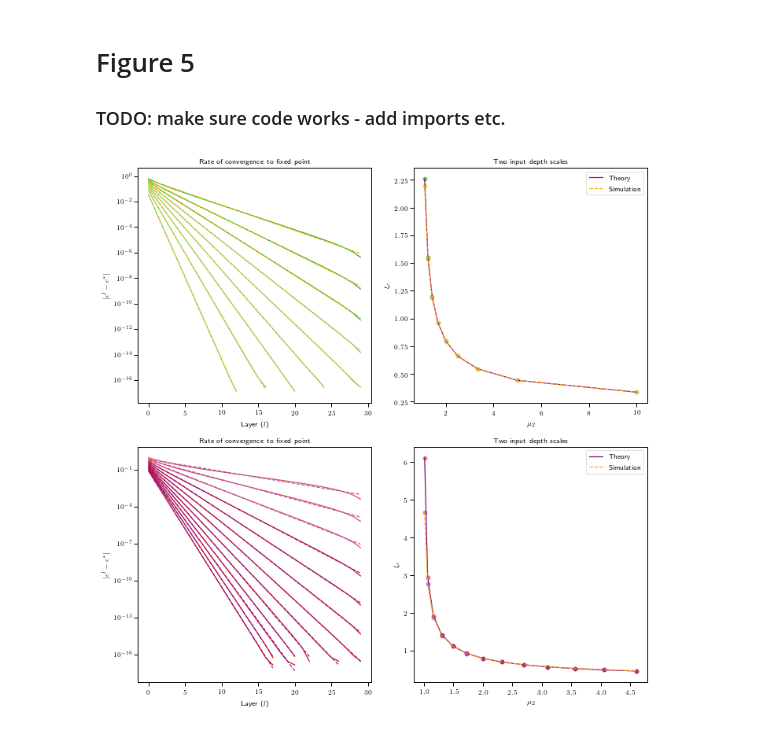
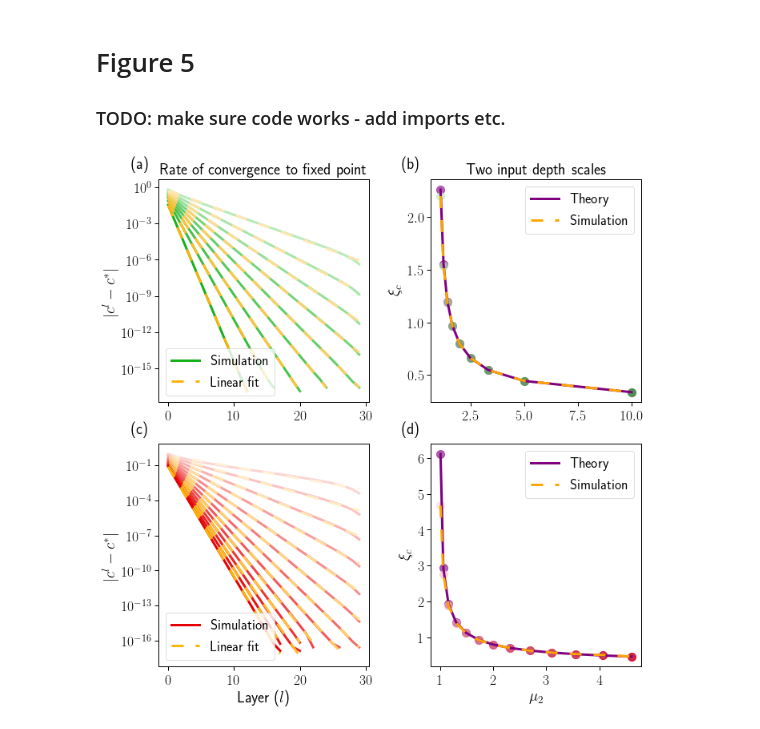
Before and after one commit to ElanVB/noisy_signal_prop, a Jupyter notebook: Figure_5.ipynb, the cells around one changed output. Cells and saved outputs as stored; diff of their text form; code cells hidden in the pictures.

Commit message:
Fix up figure 5

```diff
--- a/Figure_5.ipynb
+++ b/Figure_5.ipynb
@@ -22,7 +22,7 @@ from src.theory import c_map
 from src.theory import depth_scale
 
 # plot settings
-sns.set_context("paper")
+sns.set_context("paper", font_scale=2)
 plt.rcParams['pdf.fonttype'] = 42
 plt.rcParams['text.usetex'] = True
 plt.rcParams['text.latex.unicode'] = True
@@ -122,7 +122,7 @@ gauss_tests = [{
 
 fig = plt.figure(figsize=(10, 10))
 plt.subplots_adjust(hspace=0.4)
-pal = get_colours(10, 7)
+pal = get_colours(4, 13)
 gs = plt.GridSpec(2, 2)
 ax4 = plt.subplot(gs[0, 0])
 ax5 = plt.subplot(gs[0, 1])
@@ -141,7 +141,7 @@ def plots(ax4, ax5, tests):
         test_data.append(load_experiment(test,
                                           ["multi_layer_cmap_sim", "cmap", "ctrajs", "chi1", "cmap_sim"], "results"))
 
-    for test, attr in zip(test_data, tests):
+    for i, (test, attr) in enumerate(zip(test_data, tests)):
         for dist in attr["distributions"]:
             if dist['dist'] == "none":
                 col_i = 0
@@ -149,20 +149,13 @@ def plots(ax4, ax5, tests):
             elif dist['dist'] == "bern":
                 col_i = 1
                 mu2s.append(1/float(dist['prob_1']))
-
-                if float(dist['prob_1']) < 0.7:
-                    shade_i = 4
-                else:
-                    shade_i = 6
+                shade_i = int((10 - i)/10 * 12)
 
             elif "gauss" in dist['dist']:
                 col_i = 3
                 mu2s.append(float(dist['std'])**2 + 1)
+                shade_i = i
 
-                if float(dist['std']) < 0.5:
-                    shade_i = 4
-                else:
-                    shade_i = 6
             cols_shades.append([col_i, shade_i])
 
             for act in attr["activations"]:
@@ -201,7 +194,12 @@ def plots(ax4, ax5, tests):
                         rates = np.ma.array(rates, mask=(rates == 0))
 
                         if i == 0:
-                            ax4.plot(rates, c=pal[col_i][shade_i])
+                            if shade_i == 12:
+                                label = "Simulation"
+                            else:
+                                label = ""
+
+                            ax4.plot(rates, c=pal[col_i][shade_i], linewidth=3.0, label=label)
 
                         # get a axis that corresponds to the non-zero elements
                         non_masked = np.array(np.ma.getmask(rates) ^ 1, dtype=bool)
@@ -211,7 +209,12 @@ def plots(ax4, ax5, tests):
                         return_value = np.polyfit(x, np.log(rates[x]), 1)
 
                         if i == 0:
-                            ax4.plot(x, np.exp(x*z + b), c=pal[col_i+1][shade_i], linestyle="--")
+                            if shade_i == 12:
+                                label = "Linear fit"
+                            else:
+                                label = ""
+
+                            ax4.plot(x, np.exp(x*z + b), c=pal[2][shade_i], linestyle="--", dashes=(5, 5), linewidth=3.0, label=label)
 
                         inferred_xi[i].append(-1/z)
 
@@ -219,49 +222,56 @@ def plots(ax4, ax5, tests):
     # D SEE HERE! #
     ###############
     ax4.set_yscale('log')
-    ax4.set_ylabel(r'$|c^l - c^*|$')
-    ax4.set_xlabel('Layer ($l$)')
-    ax4.set_title('Rate of convergence to fixed point')
 
     ###############
     # E SEE HERE! #
     ###############
 
     c_stars = np.array(c_stars)
     mu2s = np.array(mu2s)
     inferred_xi = np.array(inferred_xi).mean(axis=0)
 
     # compare theory depth scales with inferred ones from simulations
     xi_c = -1/np.log(np.arcsin(c_stars)/(np.pi*mu2s) + 1/(2*mu2s))
 
     for col_shade, mu2, xi, inf_xi in zip(cols_shades, mu2s, xi_c, inferred_xi):
         col = col_shade[0]
         shade = col_shade[1]
-        ax5.plot(mu2, xi, 'ro', c=pal[col][shade], alpha=0.6)
-        ax5.plot(mu2, inf_xi, 'ro', c=pal[col+1][shade], alpha=0.6)
+        ax5.plot(mu2, xi, 'ro', c='purple', alpha=0.6, markersize=10)
+        ax5.plot(mu2, inf_xi, 'ro', c=pal[col][shade], alpha=0.6, markersize=10)
 
     mu2s_line = np.sort(mu2s)
     xi_c_line = np.flip(np.sort(xi_c), axis=0)
     inf_xi_line = np.flip(np.sort(inferred_xi))
-    ax5.plot(mu2s_line, xi_c_line, label='Theory', c='purple')
-    ax5.plot(mu2s_line, inf_xi_line, linestyle='--', label='Simulation', c='orange')
-    ax5.set_ylabel(r'$\xi_c$')
-    ax5.set_xlabel(r'$\mu_2$')
-    ax5.set_title("Two input depth scales")
+    ax5.plot(mu2s_line, xi_c_line, label='Theory', c='purple', linewidth=3.0)
+    ax5.plot(mu2s_line, inf_xi_line, linestyle='--', dashes=(5, 5), label='Simulation', c='orange', linewidth=3.0)
+
+    ax4.legend(loc=3)
     ax5.legend()
-
-    ##############
-    # add labels #
-    ##############
-#     fig.text(0.08, 0.9, "(A)", fontsize=14)
-#     fig.text(0.36, 0.9, "(B)", fontsize=14)
 
 plots(ax4=ax4, ax5=ax5, tests=dropout_tests)
 plots(ax4=ax1, ax5=ax2, tests=gauss_tests)
+
+ax4.set_ylabel(r'$|c^l - c^*|$')
+ax1.set_ylabel(r'$|c^l - c^*|$')
+ax1.set_xlabel('Layer ($l$)')
+ax4.set_title('Rate of convergence to fixed point')
+ax2.set_ylabel(r'$\xi_c$')
+ax5.set_ylabel(r'$\xi_c$')
+ax2.set_xlabel(r'$\mu_2$')
+ax5.set_title("Two input depth scales")
+
+##############
+# add labels #
+##############
+fig.text(0.08, 0.96, "(a)")
+fig.text(0.55, 0.96, "(b)")
+fig.text(0.08, 0.5, "(c)")
+fig.text(0.55, 0.5, "(d)")
 
 # plt.savefig('corrplot.pdf', dpi=200)
 # plt.show()
 plt.gcf().tight_layout()
 plt.savefig("xi.pdf")
 # %% [output]
-[figure, old version]
+[figure, new version]
```
